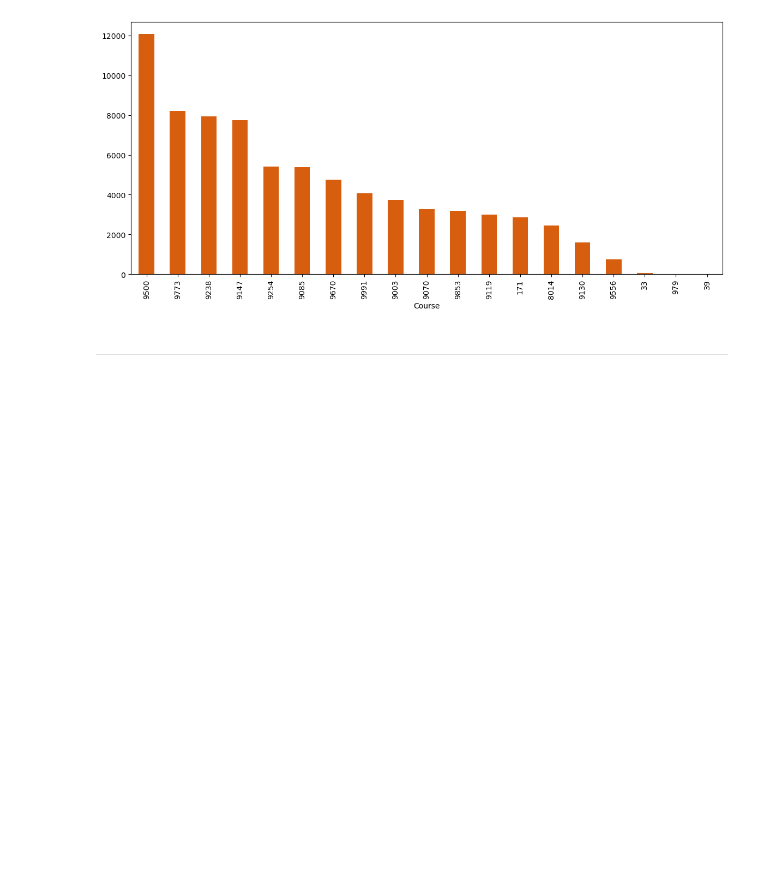
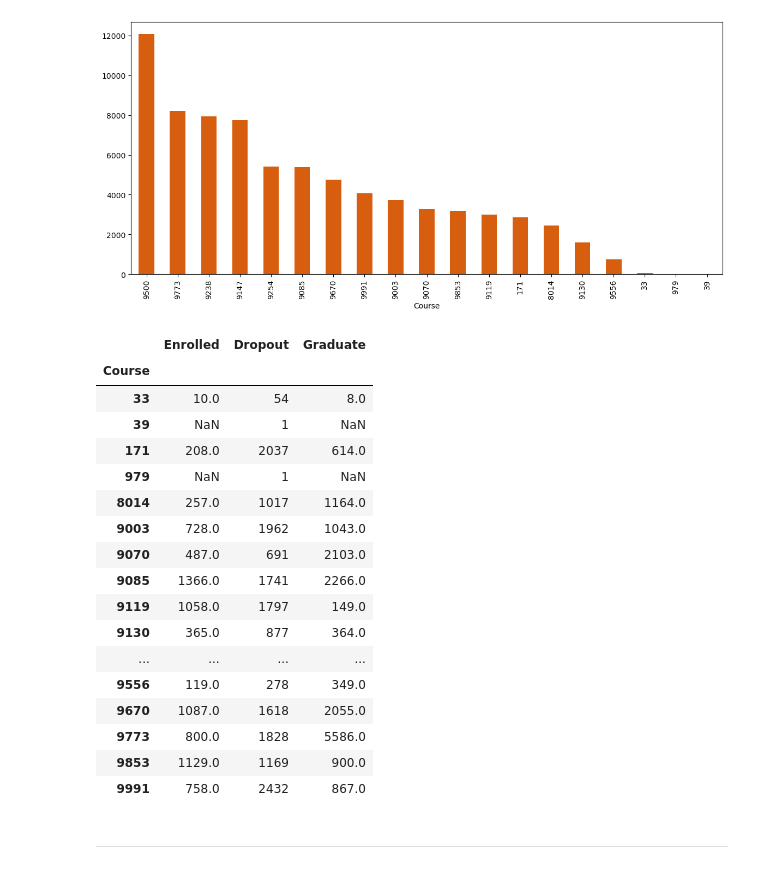
Before and after one commit to hibahdesu/Kaggle-Competitions, a Jupyter notebook: Classification with an Academic Success Dataset/My Analysis Part.ipynb, the cells around one changed output. Drawn from its saved outputs; the diff is of its cells as text; code cells hidden in the pictures; blank space fills up the shorter version.

```diff
--- a/Classification with an Academic Success Dataset/My Analysis Part.ipynb
+++ b/Classification with an Academic Success Dataset/My Analysis Part.ipynb
@@ -385,6 +412,41 @@ df_train['Course'].value_counts().plot(kind='bar', figsize=(14, 6), color='#D75E
 # %% [output]
 <Axes: xlabel='Course'>
 [figure]
+# %%
+enrolled_Course = df_train.loc[df_train['Target'] == 'Enrolled', 'Course'].value_counts()
+dropout_Course= df_train.loc[df_train['Target'] == 'Dropout', 'Course'].value_counts()
+graduate_Course= df_train.loc[df_train['Target'] == 'Graduate', 'Course'].value_counts()
+
+
+data_Course = {
+    'Enrolled': enrolled_Course,
+    'Dropout': dropout_Course,
+    'Graduate': graduate_Course
+}
+
+df_Course = pd.DataFrame(data_Course)
+
+
+df_Course
+# %% [output]
+|  | Enrolled | Dropout | Graduate |
+| Course |  |  |  |
+| 33 | 10.0 | 54 | 8.0 |
+| 39 | NaN | 1 | NaN |
+| 171 | 208.0 | 2037 | 614.0 |
+| 979 | NaN | 1 | NaN |
+| 8014 | 257.0 | 1017 | 1164.0 |
+| 9003 | 728.0 | 1962 | 1043.0 |
+| 9070 | 487.0 | 691 | 2103.0 |
+| 9085 | 1366.0 | 1741 | 2266.0 |
+| 9119 | 1058.0 | 1797 | 149.0 |
+| 9130 | 365.0 | 877 | 364.0 |
+| ... | ... | ... | ... |
+| 9556 | 119.0 | 278 | 349.0 |
+| 9670 | 1087.0 | 1618 | 2055.0 |
+| 9773 | 800.0 | 1828 | 5586.0 |
+| 9853 | 1129.0 | 1169 | 900.0 |
+| 9991 | 758.0 | 2432 | 867.0 |
 # %% [markdown]
 <hr/>
 # %% [markdown]
```
Also changed, not shown: parts of 7 cells of this notebook.
